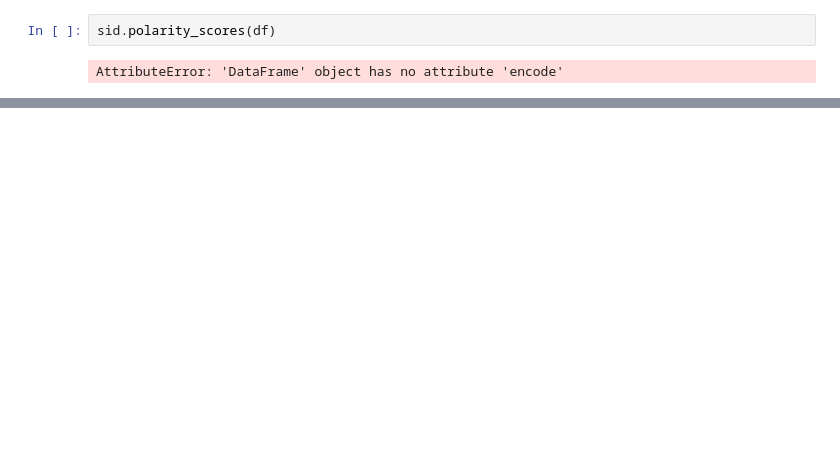
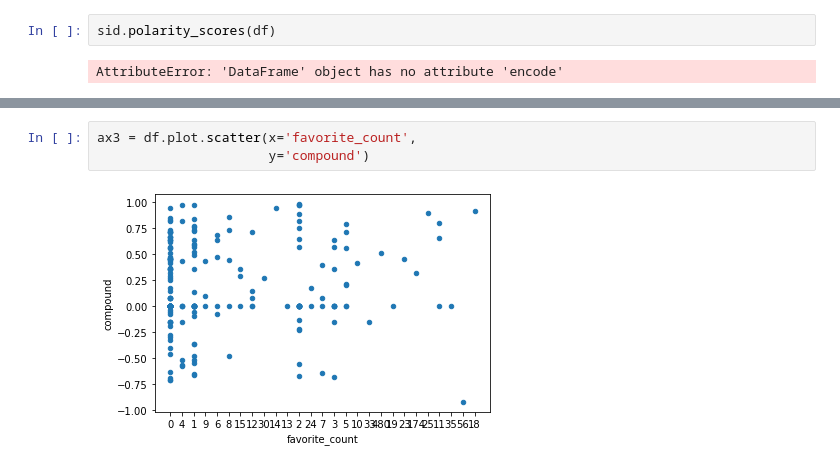
Before and after one commit to samanthasains/RDShipWars, a Jupyter notebook: test-train.ipynb, the cells around one changed output, grey strips where cells are left out. Cells and saved outputs as stored; diff of their text form; blank space fills up the shorter version.

```diff
--- a/test-train.ipynb
+++ b/test-train.ipynb
@@ -169,0 +199,5 @@ AttributeError: 'DataFrame' object has no attribute 'encode'
+# %%
+ax3 = df.plot.scatter(x='favorite_count',
+                      y='compound')
+# %% [output]
+[figure, added]
```
Also changed, not shown: parts of 4 cells of this notebook.
